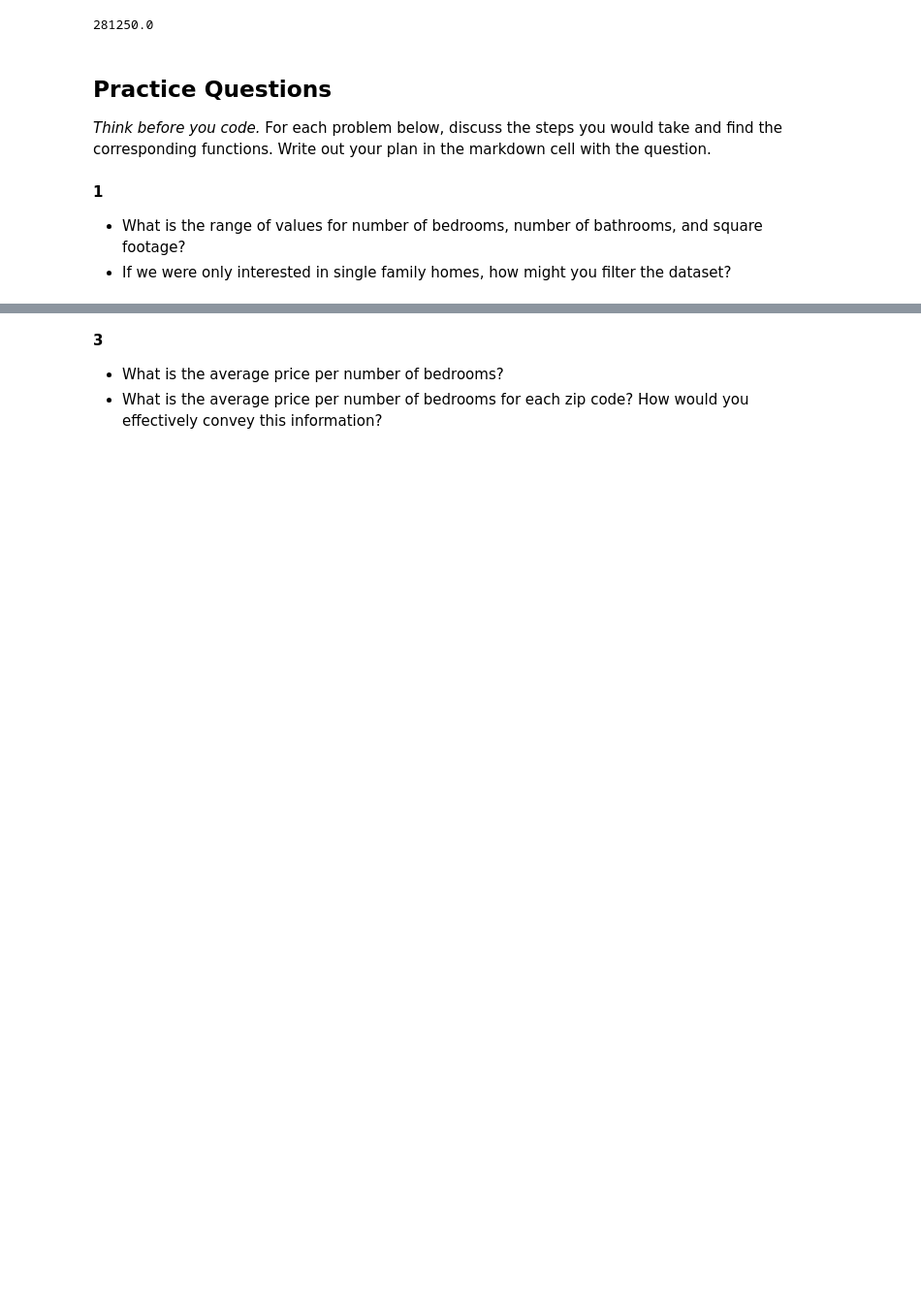
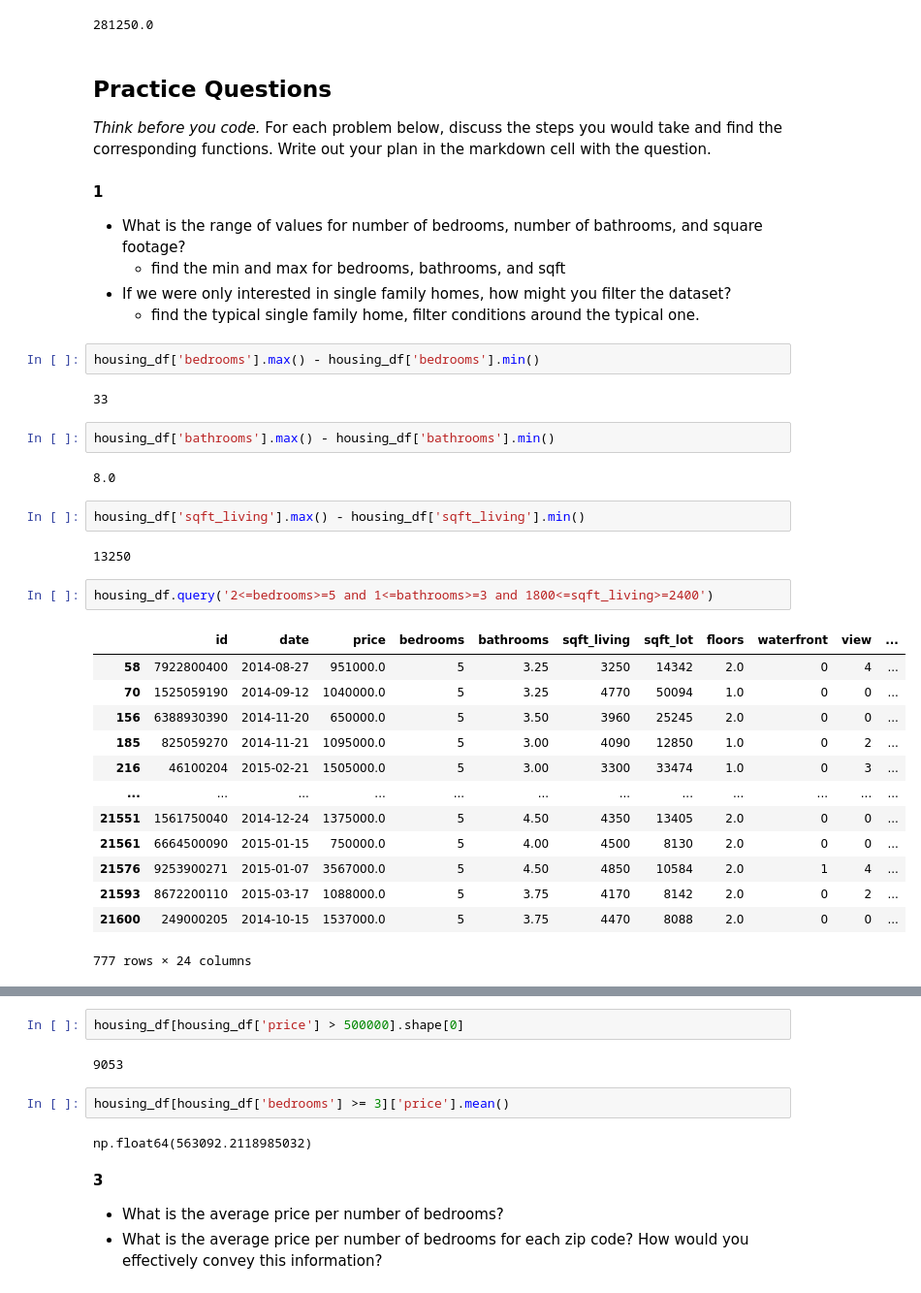
Before and after one commit to foxel03/Notes-2-01, a Jupyter notebook: 00_Resources/pandas_refresher.ipynb, the cells around one changed output, grey strips where cells are left out. Shown at 97% size. Cells and saved outputs as stored; diff of their text form; blank space fills up the shorter version.

```diff
--- a/00_Resources/pandas_refresher.ipynb
+++ b/00_Resources/pandas_refresher.ipynb
@@ -181,7 +182,37 @@ housing_df.query('zipcode==98038 and 3<=bedrooms<=5 and bathrooms>=2 and 1300<=s
 
 **1**
 - What is the range of values for number of bedrooms, number of bathrooms, and square footage?
+    - find the min and max for bedrooms, bathrooms, and sqft
 - If we were only interested in single family homes, how might you filter the dataset?
+    - find the typical single family home, filter conditions around the typical one.
+# %%
+housing_df['bedrooms'].max() - housing_df['bedrooms'].min()
+# %% [output]
+33
+# %%
+housing_df['bathrooms'].max() - housing_df['bathrooms'].min()
+# %% [output]
+8.0
+# %%
+housing_df['sqft_living'].max() - housing_df['sqft_living'].min()
+# %% [output]
+13250
+# %%
+housing_df.query('2<=bedrooms>=5 and 1<=bathrooms>=3 and 1800<=sqft_living>=2400')
+# %% [output]
+|  | id | date | price | bedrooms | bathrooms | sqft_living | sqft_lot | floors | waterfront | view | ... |
+| 58 | 7922800400 | 2014-08-27 | 951000.0 | 5 | 3.25 | 3250 | 14342 | 2.0 | 0 | 4 | ... |
+| 70 | 1525059190 | 2014-09-12 | 1040000.0 | 5 | 3.25 | 4770 | 50094 | 1.0 | 0 | 0 | ... |
+| 156 | 6388930390 | 2014-11-20 | 650000.0 | 5 | 3.50 | 3960 | 25245 | 2.0 | 0 | 0 | ... |
+| 185 | 825059270 | 2014-11-21 | 1095000.0 | 5 | 3.00 | 4090 | 12850 | 1.0 | 0 | 2 | ... |
+| 216 | 46100204 | 2015-02-21 | 1505000.0 | 5 | 3.00 | 3300 | 33474 | 1.0 | 0 | 3 | ... |
+| ... | ... | ... | ... | ... | ... | ... | ... | ... | ... | ... | ... |
+| 21551 | 1561750040 | 2014-12-24 | 1375000.0 | 5 | 4.50 | 4350 | 13405 | 2.0 | 0 | 0 | ... |
+| 21561 | 6664500090 | 2015-01-15 | 750000.0 | 5 | 4.00 | 4500 | 8130 | 2.0 | 0 | 0 | ... |
+| 21576 | 9253900271 | 2015-01-07 | 3567000.0 | 5 | 4.50 | 4850 | 10584 | 2.0 | 1 | 4 | ... |
+| 21593 | 8672200110 | 2015-03-17 | 1088000.0 | 5 | 3.75 | 4170 | 8142 | 2.0 | 0 | 2 | ... |
+| 21600 | 249000205 | 2014-10-15 | 1537000.0 | 5 | 3.75 | 4470 | 8088 | 2.0 | 0 | 0 | ... |
+777 rows × 24 columns
 # %% [markdown]
 **2**
 
@@ -189,4 +221,12 @@ housing_df.query('zipcode==98038 and 3<=bedrooms<=5 and bathrooms>=2 and 1300<=s
 - What is the average price of houses with 3 or more bedrooms?
+# %%
+housing_df[housing_df['price'] > 500000].shape[0]
+# %% [output]
+9053
+# %%
+housing_df[housing_df['bedrooms'] >= 3]['price'].mean()
+# %% [output]
+np.float64(563092.2118985032)
 # %% [markdown]
 **3**
 
```
Also changed, not shown: parts of 5 cells of this notebook.
